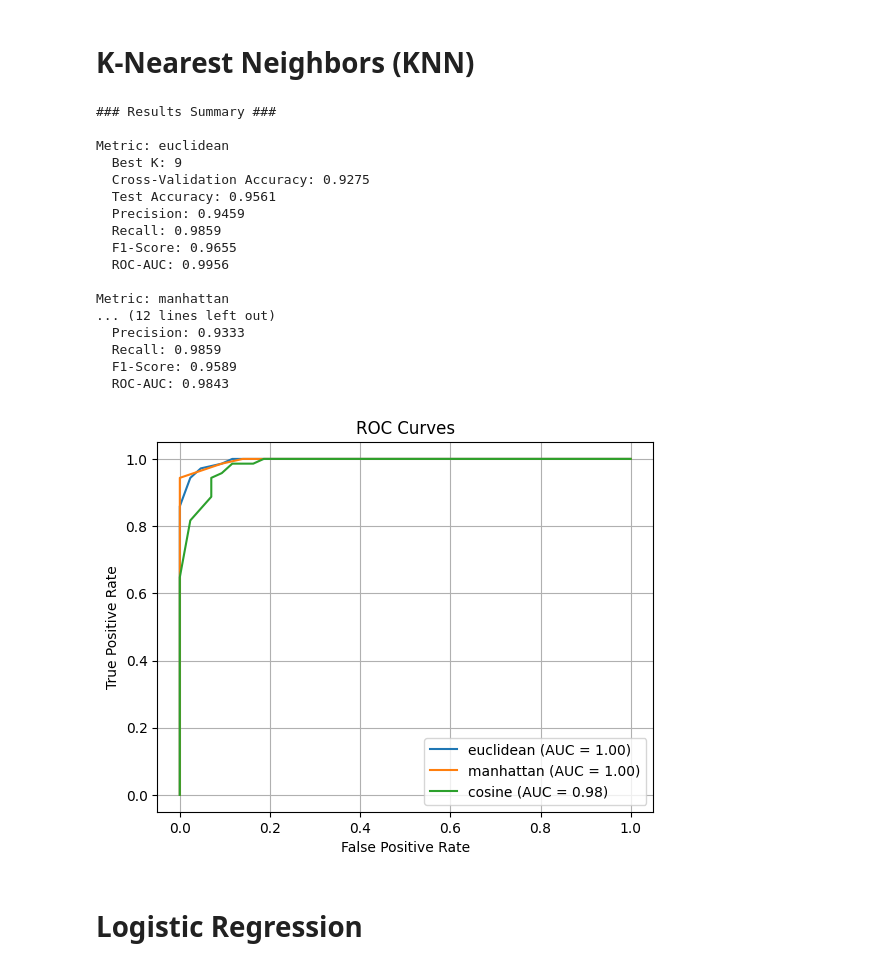
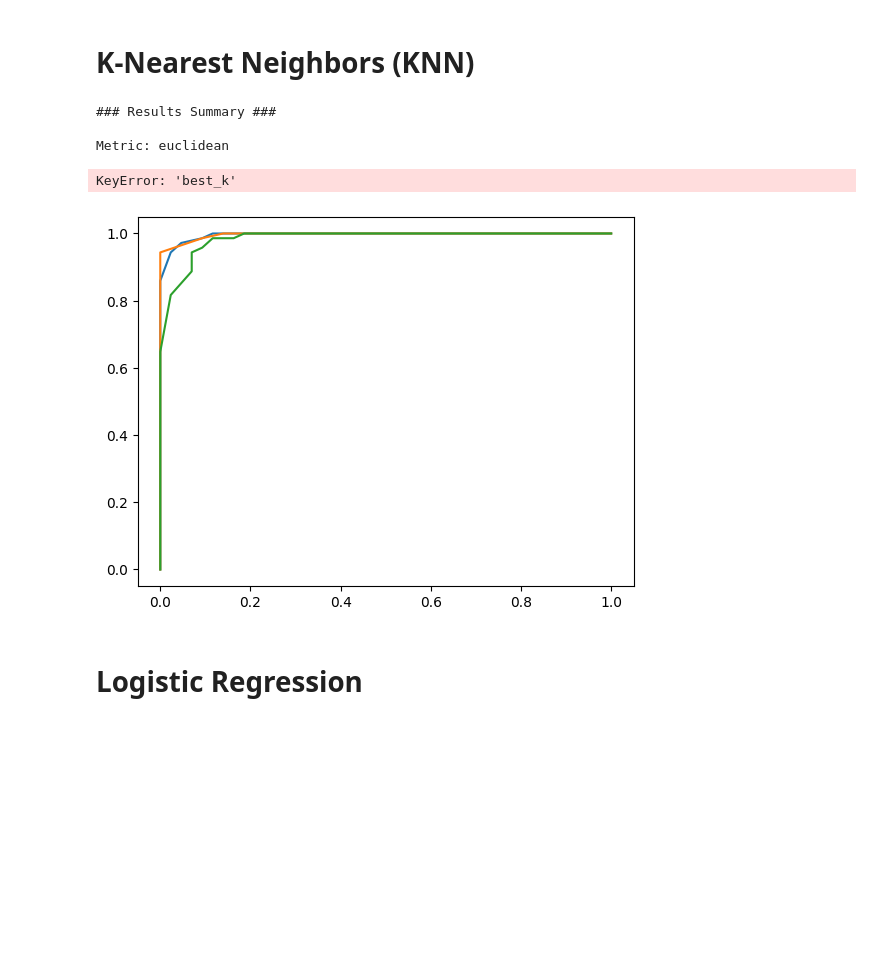
Before and after one commit to qossayrida/MachineLearning-DataScience, a Jupyter notebook: Assignment3/SetOfMachineLearningAlgorithm/model_comparison.ipynb, the cells around one changed output. Cells and saved outputs as stored; diff of their text form; code cells hidden in the pictures; blank space fills up the shorter version.

```diff
--- a/Assignment3/SetOfMachineLearningAlgorithm/model_comparison.ipynb
+++ b/Assignment3/SetOfMachineLearningAlgorithm/model_comparison.ipynb
@@ -82,7 +82,7 @@ import numpy as np
 distance_metrics = ['euclidean', 'manhattan', 'cosine']
 
 # Results dictionary
-results = {}
+knn_results = {}
 
 # Experiment with different distance metrics
 for metric in distance_metrics:
@@ -91,7 +91,7 @@ for metric in distance_metrics:
     # Perform cross-validation for different K values
     best_k = 1
     best_accuracy = 0
-    for k in range(1, 31):  # Test K values from 1 to 30
+    for k in range(1, 41):  # Test K values from 1 to 30
         knn.n_neighbors = k
         cv_scores = cross_val_score(knn, X_train, y_train, cv=5, scoring='accuracy')
         mean_cv_score = np.mean(cv_scores)
@@ -114,59 +114,46 @@ for metric in distance_metrics:
     roc_auc = roc_auc_score(y_test, y_proba)
 
     # Store results
-    results[metric] = {
+    knn_results[metric] = {
         'best_k': best_k,
         'cv_accuracy': best_accuracy,
         'test_accuracy': accuracy,
         'precision': precision,
         'recall': recall,
         'f1': f1,
         'roc_auc': roc_auc
     }
 
     # ROC Curve
     fpr, tpr, _ = roc_curve(y_test, y_proba)
     plt.plot(fpr, tpr, label=f'{metric} (AUC = {roc_auc:.2f})')
 
 # Results Summary
 print("\n\n### Results Summary ###")
-for metric, result in results.items():
+for metric, knn_result in knn_results.items():
     print(f"\nMetric: {metric}")
-    print(f"  Best K: {result['best_k']}")
-    print(f"  Cross-Validation Accuracy: {result['cv_accuracy']:.4f}")
-    print(f"  Test Accuracy: {result['test_accuracy']:.4f}")
-    print(f"  Precision: {result['precision']:.4f}")
-    print(f"  Recall: {result['recall']:.4f}")
-    print(f"  F1-Score: {result['f1']:.4f}")
-    print(f"  ROC-AUC: {result['roc_auc']:.4f}")
+    print(f"  Best K: {knn_results['best_k']}")
+    print(f"  Cross-Validation Accuracy: {knn_results['cv_accuracy']:.4f}")
+    print(f"  Test Accuracy: {knn_results['test_accuracy']:.4f}")
+    print(f"  Precision: {knn_results['precision']:.4f}")
+    print(f"  Recall: {knn_results['recall']:.4f}")
+    print(f"  F1-Score: {knn_results['f1']:.4f}")
+    print(f"  ROC-AUC: {knn_results['roc_auc']:.4f}")
 
 
 # Plot ROC Curves for all metrics
 plt.title('ROC Curves')
 plt.xlabel('False Positive Rate')
 plt.ylabel('True Positive Rate')
 plt.legend(loc='lower right')
 plt.grid()
 plt.show()
 # %% [output]
 ### Results Summary ###
 
 Metric: euclidean
-  Best K: 9
-  Cross-Validation Accuracy: 0.9275
-  Test Accuracy: 0.9561
-  Precision: 0.9459
-  Recall: 0.9859
-  F1-Score: 0.9655
-  ROC-AUC: 0.9956
-
-Metric: manhattan
-... (12 lines left out)
-  Precision: 0.9333
-  Recall: 0.9859
-  F1-Score: 0.9589
-  ROC-AUC: 0.9843
+KeyError: 'best_k'
-[figure, old version]
+[figure, new version]
 # %% [markdown]
 # Logistic Regression
 # %%
```
Also changed, not shown: parts of 2 cells of this notebook.
